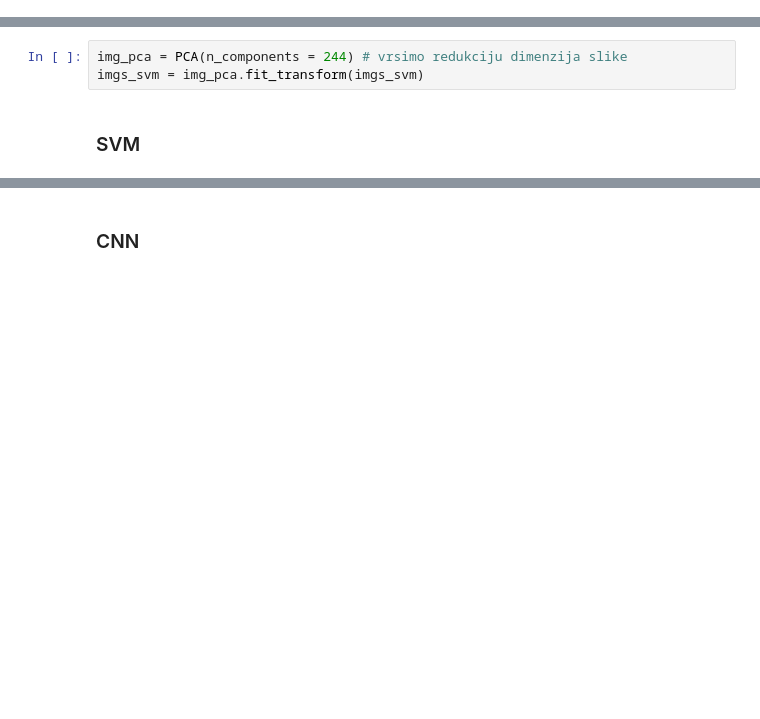
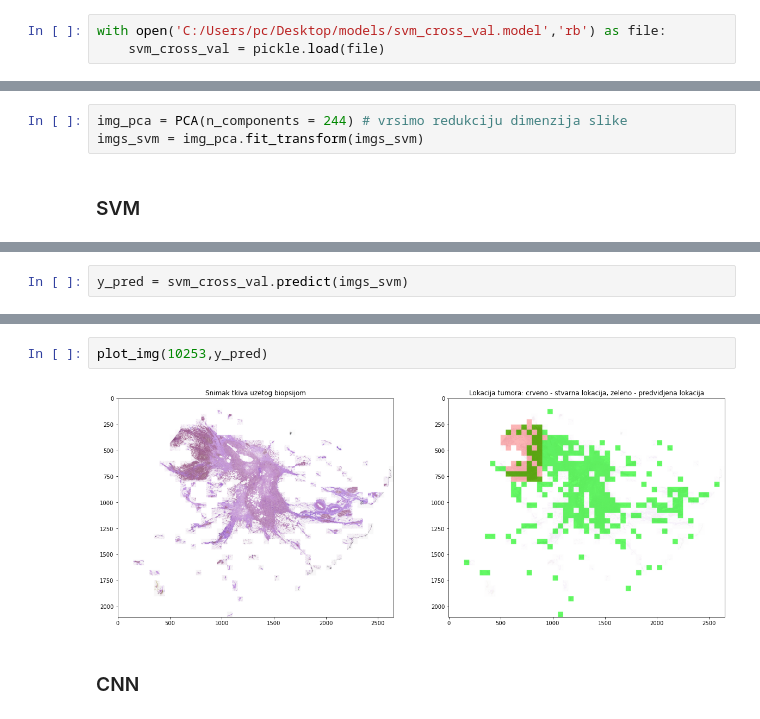
Before and after one commit to ana-96/CNN-and-Analysis-of-Cancer-Imaginary, a Jupyter notebook: predict.ipynb, the cells around one changed output, grey strips where cells are left out. Saved outputs shown, nothing was run; the diff lists cells and outputs as text; blank space fills up the shorter version.

```diff
--- a/predict.ipynb
+++ b/predict.ipynb
@@ -21,6 +21,9 @@ import keras
 # %%
 with open('C:/Users/pc/Desktop/models/svm.model','rb') as file:
     svm = pickle.load(file)
+# %%
+with open('C:/Users/pc/Desktop/models/svm_cross_val.model','rb') as file:
+    svm_cross_val = pickle.load(file)
 # %%
 cnn = load_model('C:/Users/pc/Desktop/models/cnn.h5', custom_objects={"auc": keras.metrics.AUC})
 # %% [markdown]
@@ -154,0 +160,2 @@ plot_img(10253,y_pred_svm)
+# %%
+y_pred = svm_cross_val.predict(imgs_svm)
@@ -155,3 +167,7 @@ plot_img(10253,y_pred_svm)
+# %%
+plot_img(10253,y_pred)
+# %% [output]
+[figure, added]
 # %% [markdown]
 ### CNN
 # %%
```
Also changed, not shown: parts of 5 cells of this notebook, 6 other files.
